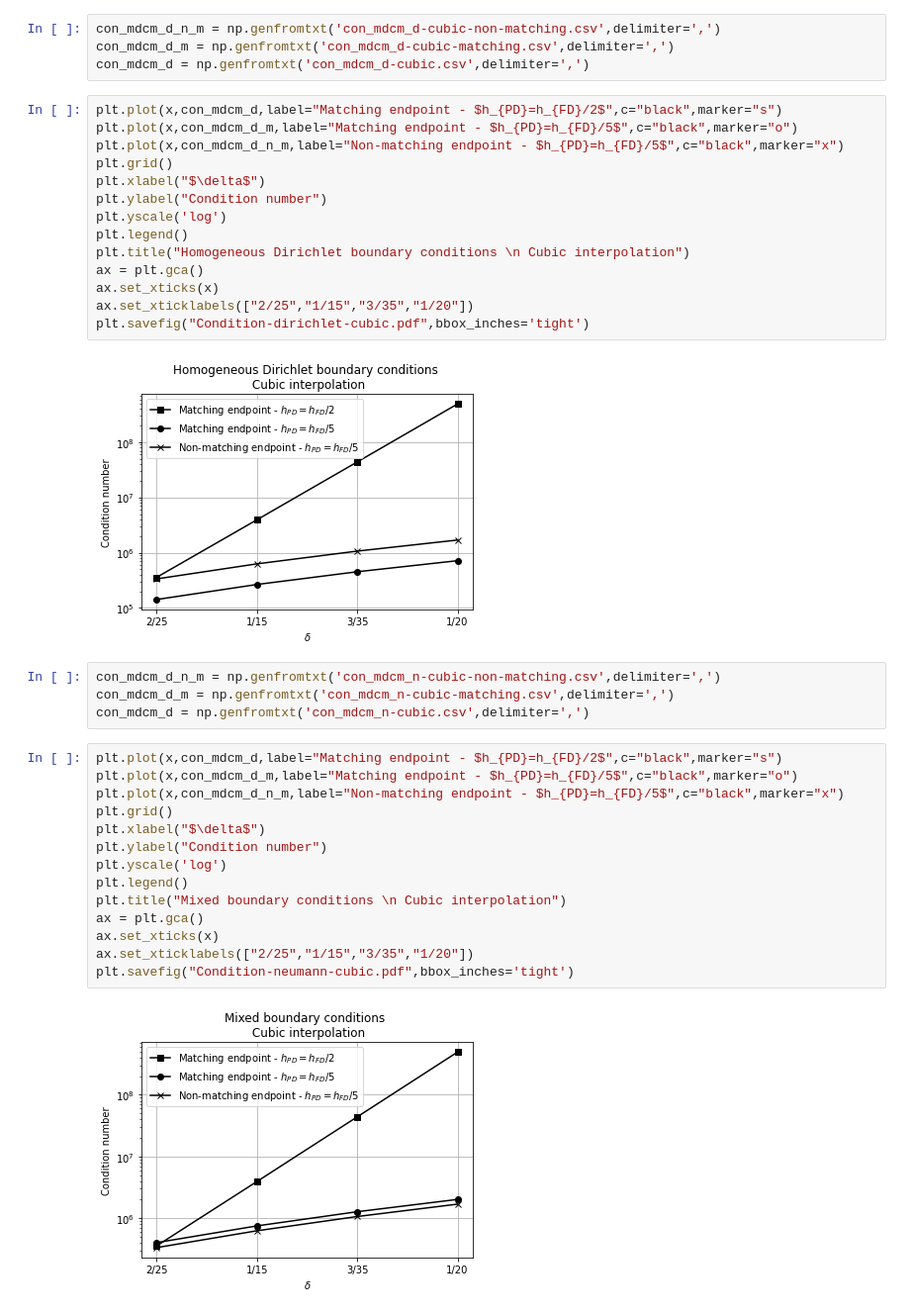
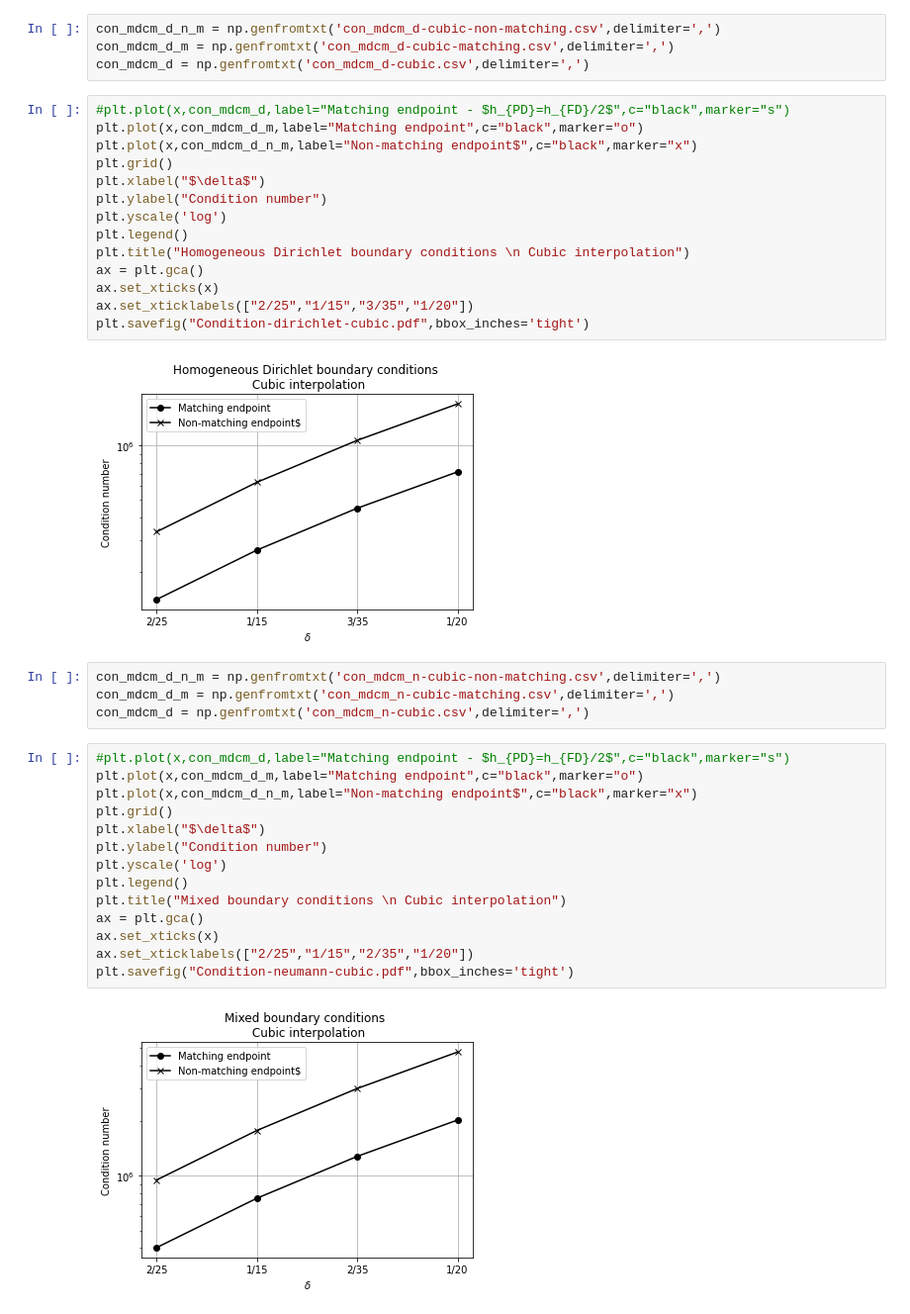
Before and after one commit to diehlpk/reusommer21, a Jupyter notebook: Condition-plot.ipynb, the cells around one changed output. Shown at 99% size. Cells and saved outputs as stored; diff of their text form.

```diff
--- a/Condition-plot.ipynb
+++ b/Condition-plot.ipynb
@@ -50,9 +54,9 @@ con_mdcm_d_n_m = np.genfromtxt('con_mdcm_d-cubic-non-matching.csv',delimiter=','
 con_mdcm_d_m = np.genfromtxt('con_mdcm_d-cubic-matching.csv',delimiter=',')
 con_mdcm_d = np.genfromtxt('con_mdcm_d-cubic.csv',delimiter=',')
 # %%
-plt.plot(x,con_mdcm_d,label="Matching endpoint - $h_{PD}=h_{FD}/2$",c="black",marker="s")
-plt.plot(x,con_mdcm_d_m,label="Matching endpoint - $h_{PD}=h_{FD}/5$",c="black",marker="o")
-plt.plot(x,con_mdcm_d_n_m,label="Non-matching endpoint - $h_{PD}=h_{FD}/5$",c="black",marker="x")
+#plt.plot(x,con_mdcm_d,label="Matching endpoint - $h_{PD}=h_{FD}/2$",c="black",marker="s")
+plt.plot(x,con_mdcm_d_m,label="Matching endpoint",c="black",marker="o")
+plt.plot(x,con_mdcm_d_n_m,label="Non-matching endpoint$",c="black",marker="x")
 plt.grid()
 plt.xlabel("$\delta$")
 plt.ylabel("Condition number")
@@ -64,24 +68,24 @@ ax.set_xticks(x)
 ax.set_xticklabels(["2/25","1/15","3/35","1/20"])
 plt.savefig("Condition-dirichlet-cubic.pdf",bbox_inches='tight')
 # %% [output]
-[figure, old version]
+[figure, new version]
 # %%
 con_mdcm_d_n_m = np.genfromtxt('con_mdcm_n-cubic-non-matching.csv',delimiter=',')
 con_mdcm_d_m = np.genfromtxt('con_mdcm_n-cubic-matching.csv',delimiter=',')
 con_mdcm_d = np.genfromtxt('con_mdcm_n-cubic.csv',delimiter=',')
 # %%
-plt.plot(x,con_mdcm_d,label="Matching endpoint - $h_{PD}=h_{FD}/2$",c="black",marker="s")
-plt.plot(x,con_mdcm_d_m,label="Matching endpoint - $h_{PD}=h_{FD}/5$",c="black",marker="o")
-plt.plot(x,con_mdcm_d_n_m,label="Non-matching endpoint - $h_{PD}=h_{FD}/5$",c="black",marker="x")
+#plt.plot(x,con_mdcm_d,label="Matching endpoint - $h_{PD}=h_{FD}/2$",c="black",marker="s")
+plt.plot(x,con_mdcm_d_m,label="Matching endpoint",c="black",marker="o")
+plt.plot(x,con_mdcm_d_n_m,label="Non-matching endpoint$",c="black",marker="x")
 plt.grid()
 plt.xlabel("$\delta$")
 plt.ylabel("Condition number")
 plt.yscale('log')
 plt.legend()
 plt.title("Mixed boundary conditions \n Cubic interpolation")
 ax = plt.gca()
 ax.set_xticks(x)
-ax.set_xticklabels(["2/25","1/15","3/35","1/20"])
+ax.set_xticklabels(["2/25","1/15","2/35","1/20"])
 plt.savefig("Condition-neumann-cubic.pdf",bbox_inches='tight')
 # %% [output]
-[figure, old version]
+[figure, new version]
```
Also changed, not shown: parts of 7 cells of this notebook, 5 other files.
